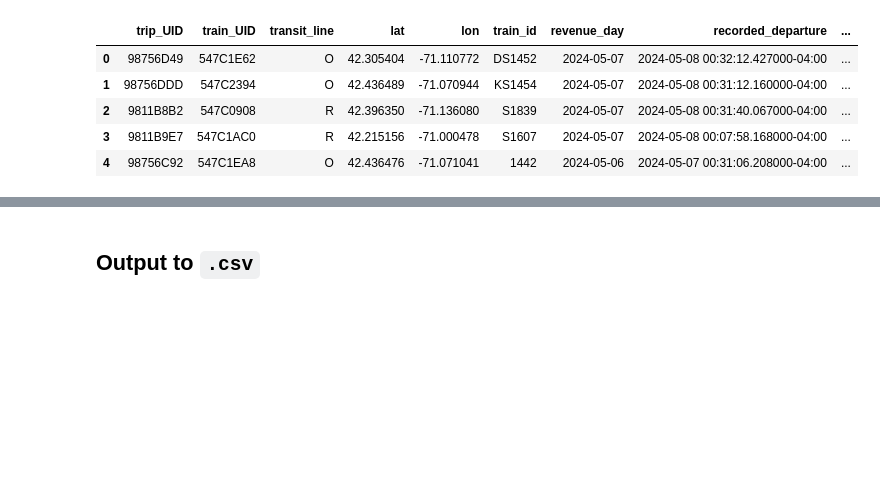
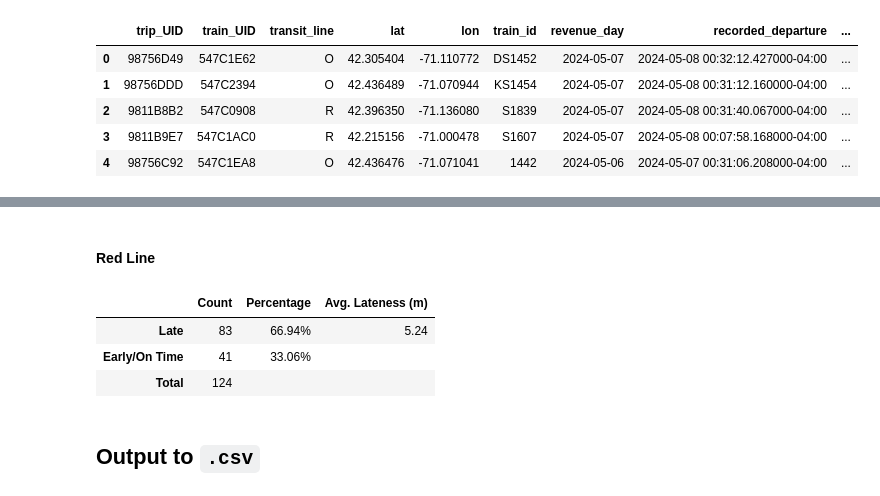
Before and after one commit to ericgulottyjr/LTOTD-Analysis, a Jupyter notebook: ltotd.ipynb, the cells around one changed output, grey strips where cells are left out. Drawn from its saved outputs; the diff is of its cells as text; code cells hidden in the pictures; blank space fills up the shorter version.

```diff
--- a/ltotd.ipynb
+++ b/ltotd.ipynb
@@ -299,3 +462,12 @@ result.head()
+# %% [markdown]
+#### Red Line
+# %%
+red_table
+# %% [output]
+|  | Count | Percentage | Avg. Lateness (m) |
+| Late | 83 | 66.94% | 5.24 |
+| Early/On Time | 41 | 33.06% |  |
+| Total | 124 |  |  |
 # %% [markdown]
 ## Output to `.csv`
 # %%
```
Also changed, not shown: parts of 10 cells of this notebook.
